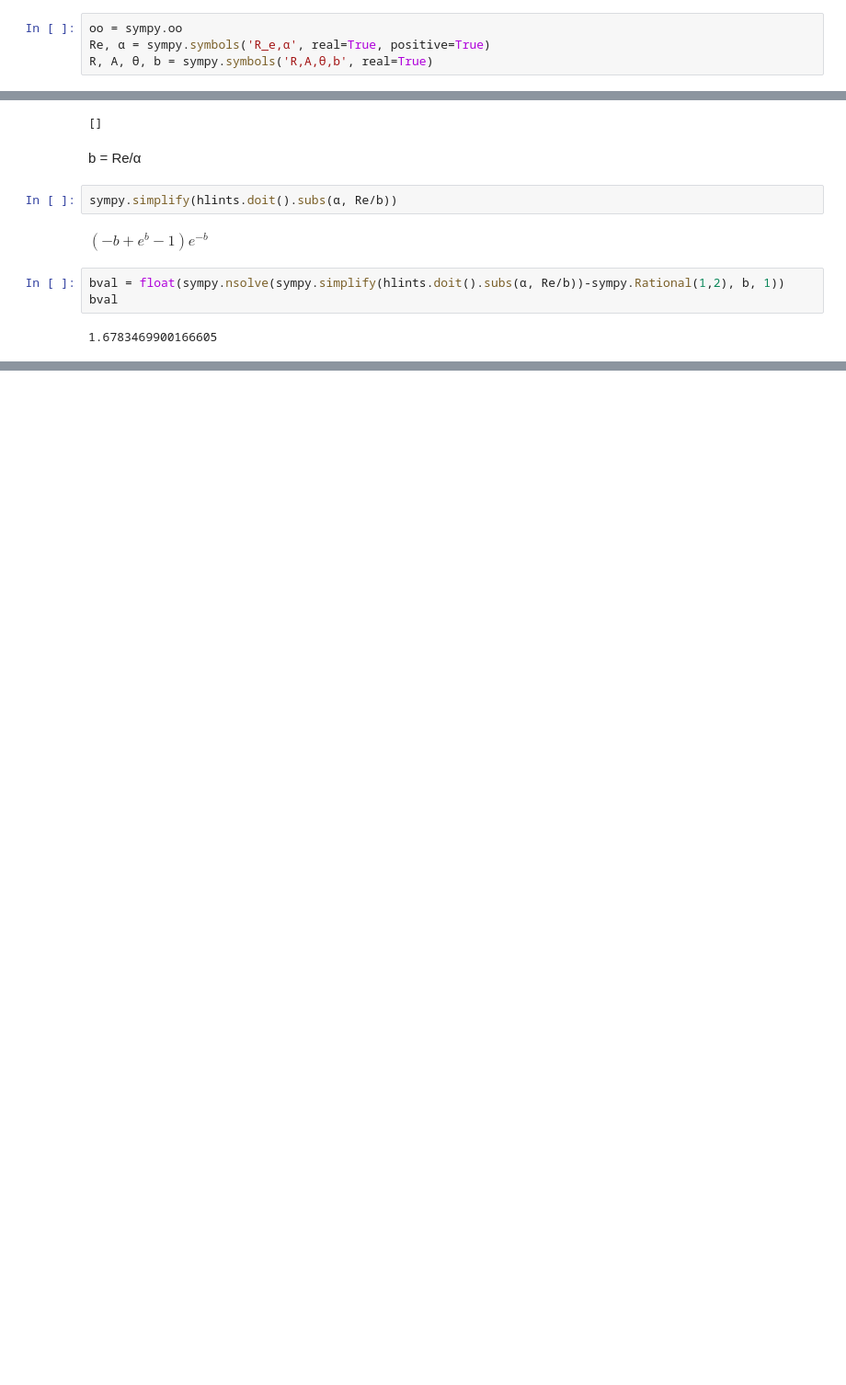
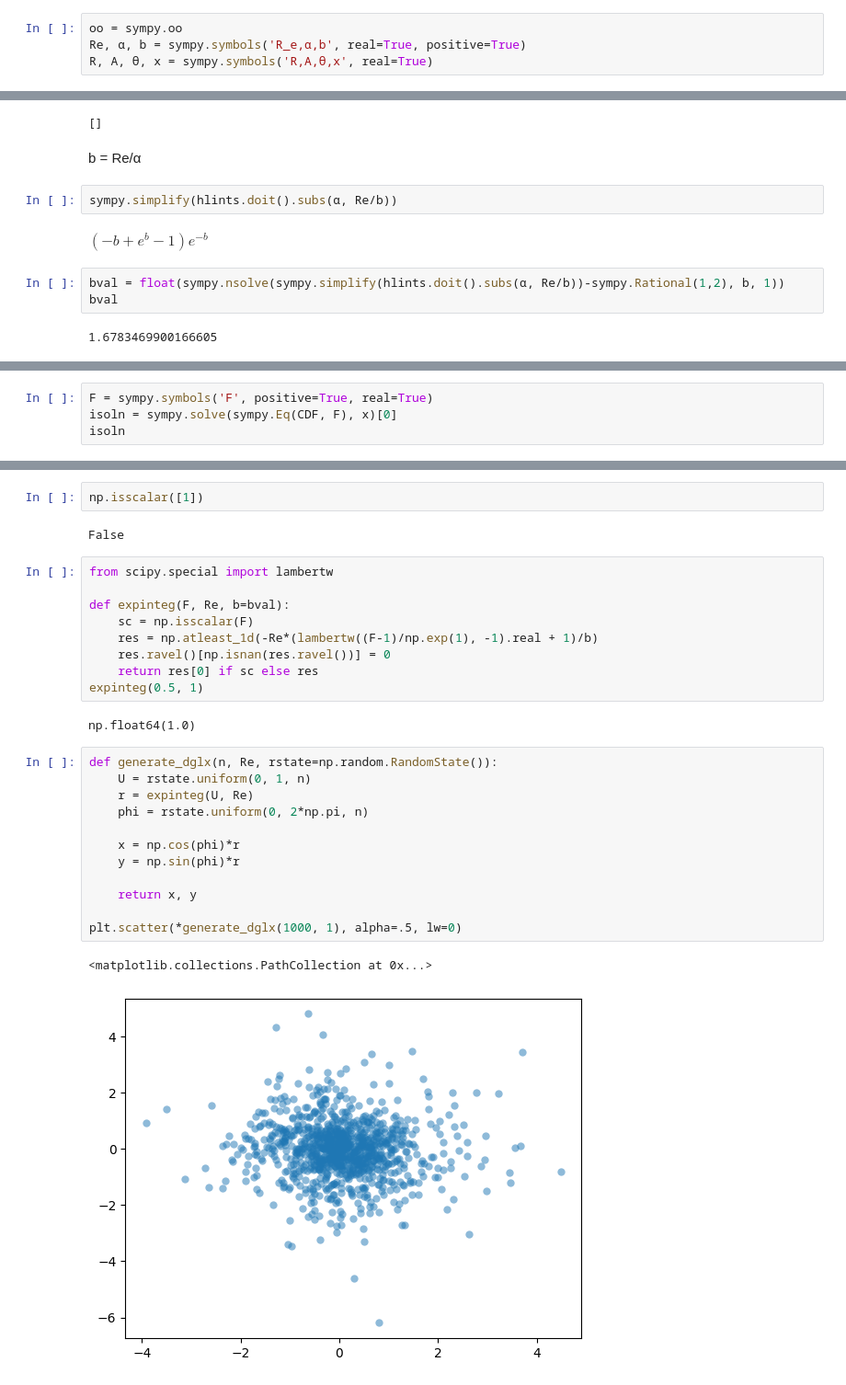
Before and after one commit to eteq/structparams_inference_biases, a Jupyter notebook: exp_gen_experiments.ipynb, the cells around one changed output, grey strips where cells are left out. Shown: that part at 92% size. Cells and saved outputs as stored; diff of their text form; blank space fills up the shorter version.

```diff
--- a/exp_gen_experiments.ipynb
+++ b/exp_gen_experiments.ipynb
@@ -13,8 +13,8 @@ from matplotlib import pyplot as plt
 import sympy
 # %%
 oo = sympy.oo
-Re, α = sympy.symbols('R_e,α', real=True, positive=True)
-R, A, θ, b = sympy.symbols('R,A,θ,b', real=True)
+Re, α, b = sympy.symbols('R_e,α,b', real=True, positive=True)
+R, A, θ, x = sympy.symbols('R,A,θ,x', real=True)
 # %%
 I = A * sympy.exp(-R/α)
 I
@@ -73,0 +80,4 @@ $\displaystyle \frac{b^{2} e^{- \frac{R b}{R_{e}}}}{2 \pi R_{e}^{2}}$
+# %%
+F = sympy.symbols('F', positive=True, real=True)
+isoln = sympy.solve(sympy.Eq(CDF, F), x)[0]
+isoln
@@ -73,0 +90,30 @@ $\displaystyle \frac{b^{2} e^{- \frac{R b}{R_{e}}}}{2 \pi R_{e}^{2}}$
+# %%
+np.isscalar([1])
+# %% [output]
+False
+# %%
+from scipy.special import lambertw
+
+def expinteg(F, Re, b=bval):
+    sc = np.isscalar(F)
+    res = np.atleast_1d(-Re*(lambertw((F-1)/np.exp(1), -1).real + 1)/b)
+    res.ravel()[np.isnan(res.ravel())] = 0
+    return res[0] if sc else res
+expinteg(0.5, 1)
+# %% [output]
+np.float64(1.0)
+# %%
+def generate_dglx(n, Re, rstate=np.random.RandomState()):
+    U = rstate.uniform(0, 1, n)
+    r = expinteg(U, Re)
+    phi = rstate.uniform(0, 2*np.pi, n)
+
+    x = np.cos(phi)*r
+    y = np.sin(phi)*r
+
+    return x, y
+
+plt.scatter(*generate_dglx(1000, 1), alpha=.5, lw=0)
+# %% [output]
+<matplotlib.collections.PathCollection at 0x...>
+[figure, added]
```
Also changed, not shown: parts of 7 cells of this notebook.
